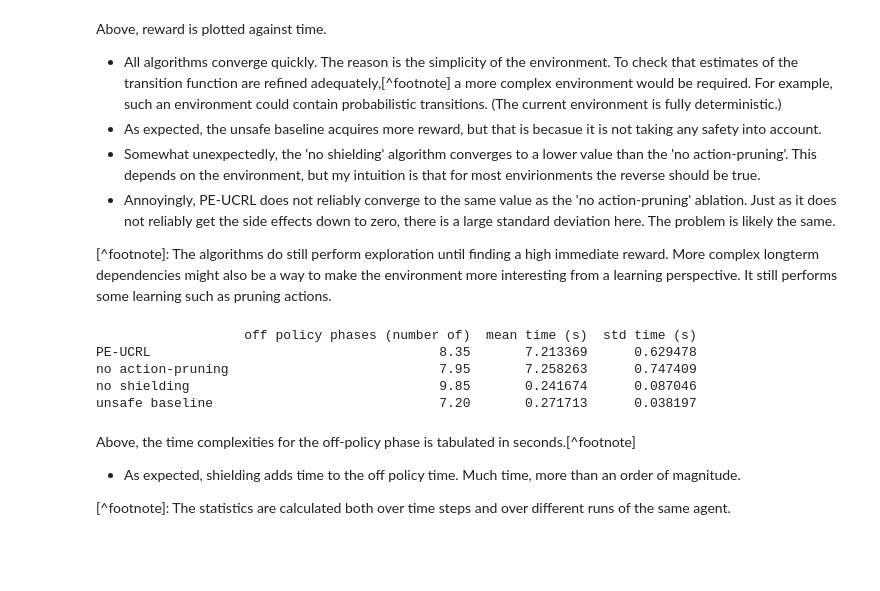
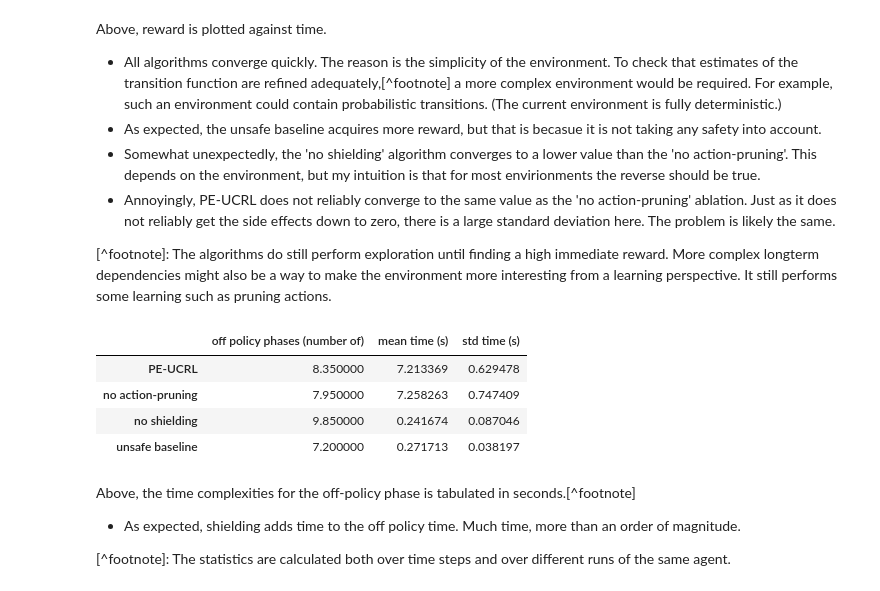
Before and after one commit to carlhenrikrolf/PilotExperimentation, a Jupyter notebook: notebook.ipynb, the cells around one changed output. Drawn from its saved outputs; the diff is of its cells as text; code cells hidden in the pictures; blank space fills up the shorter version.

```diff
--- a/notebook.ipynb
+++ b/notebook.ipynb
@@ -96,26 +98,26 @@ Above, reward is plotted against time.
 # %%
 time_complexities = pd.DataFrame(
     {
         'PE-UCRL': data[(data['agent'].values == 'PE-UCRL') & (data['regulatory constraints'] == 'simple')]['off policy time'],
         'no action-pruning': data[(data['agent'].values == 'no action-pruning') & (data['regulatory constraints'] == 'simple')]['off policy time'],
         'no shielding': data[(data['agent'].values == 'no shielding') & (data['regulatory constraints'] == 'simple')]['off policy time'],
         'unsafe baseline': data[(data['agent'].values == 'unsafe baseline') & (data['regulatory constraints'] == 'simple')]['off policy time'],
     }
 )
 table = pd.DataFrame(
     {
         'off policy phases (number of)': time_complexities.count()/20,
         'mean time (s)': time_complexities.mean(),
         'std time (s)': time_complexities.std(),
     }
 )
-print(table)
+table.style
 # %% [output]
-                   off policy phases (number of)  mean time (s)  std time (s)
-PE-UCRL                                     8.35       7.213369      0.629478
-no action-pruning                           7.95       7.258263      0.747409
-no shielding                                9.85       0.241674      0.087046
-unsafe baseline                             7.20       0.271713      0.038197
+|  | off policy phases (number of) | mean time (s) | std time (s) |
+| PE-UCRL | 8.350000 | 7.213369 | 0.629478 |
+| no action-pruning | 7.950000 | 7.258263 | 0.747409 |
+| no shielding | 9.850000 | 0.241674 | 0.087046 |
+| unsafe baseline | 7.200000 | 0.271713 | 0.038197 |
 # %% [markdown]
 Above, the time complexities for the off-policy phase is tabulated in seconds.[^footnote]
 
```
Also changed, not shown: parts of 3 cells of this notebook.
